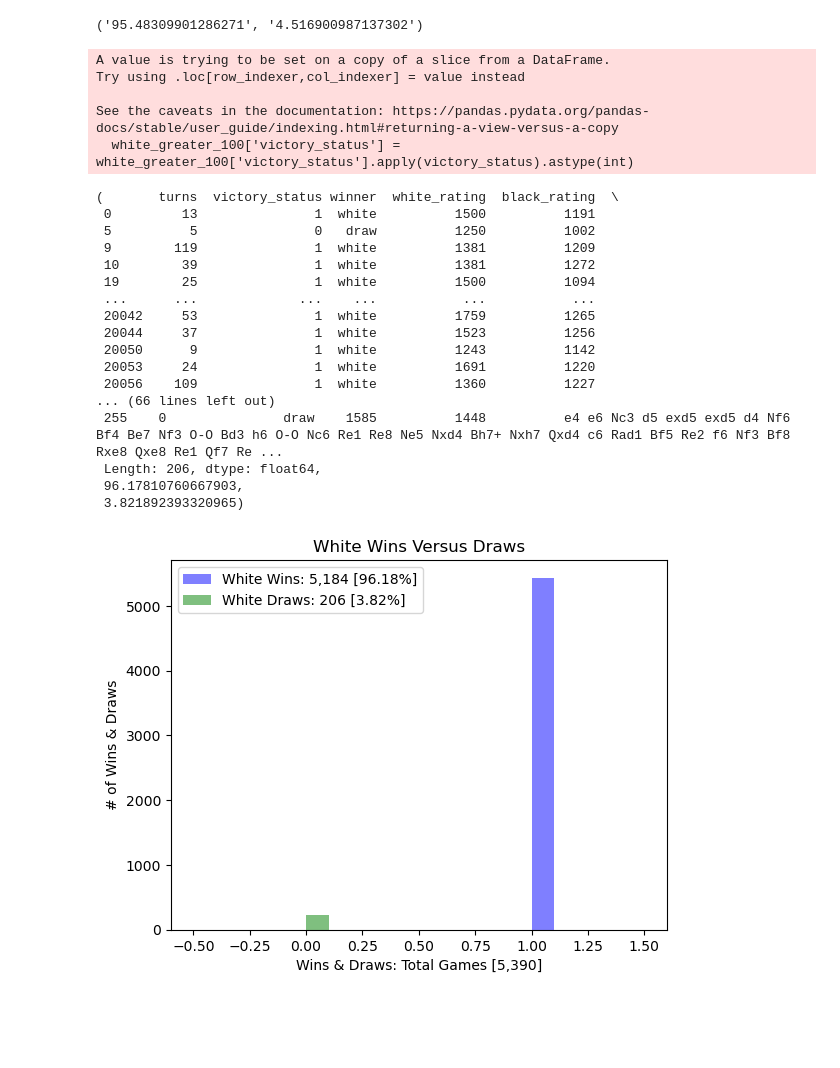
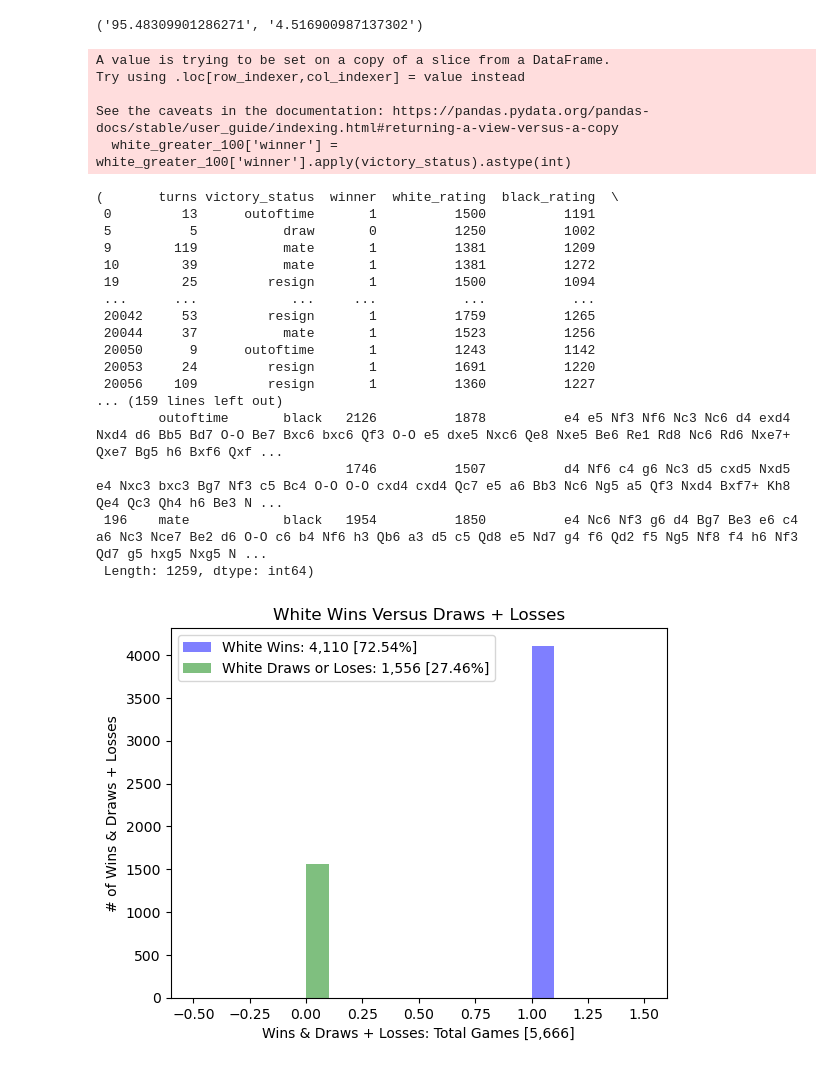
Before and after one commit to mbrann2/chess_games, a Jupyter notebook: notebooks/chess_games.ipynb, the cells around one changed output. Saved outputs shown, nothing was run; the diff lists cells and outputs as text; code cells hidden in the pictures; blank space fills up the shorter version.

```diff
--- a/notebooks/chess_games.ipynb
+++ b/notebooks/chess_games.ipynb
@@ -124,68 +124,69 @@ wins_versus_losses(chess_games)
 # Perform t-test to analyze the p-value and ultimately the null & alternate hypotheses for white differentials.
 # Histogram pot displaying white wins versus white draws when white is the superior opponent.
 
 def chess_differentials_white(chess_df):
     chess_df = chess_df.copy()
     chess_df['Rating Differential White'] = (chess_df['white_rating'] - chess_df['black_rating']).astype(int)
-    white_greater_100 = chess_df[chess_df['Rating Differential White'] > 100]
-
+    black_wins = chess_df[(chess_df['Rating Differential White'] > 100) & (chess_df['winner'] == 'black')].value_counts()
+    white_greater_100 = chess_df[(chess_df['Rating Differential White'] > 100)]
 
     def victory_status(s):
-        if s == 'draw':
+        if s == 'black' or s == 'draw' :
             return 0
 
         else:
             return 1
-    white_greater_100['victory_status'] = white_greater_100['victory_status'].apply(victory_status).astype(int)
 
-    white_ttest = spicystats.ttest_ind(white_greater_100['Rating Differential White'], white_greater_100['victory_status'], equal_var = False)
+    white_greater_100['winner'] = white_greater_100['winner'].apply(victory_status).astype(int)
+
+    white_ttest = spicystats.ttest_ind(white_greater_100['Rating Differential White'], white_greater_100['winner'], equal_var = False)
 
     fig,ax = plt.subplots()
 
-    white_victory = white_greater_100[white_greater_100['victory_status'] == 1]
-    white_draw = white_greater_100[white_greater_100['victory_status'] == 0]
+    white_victory = white_greater_100[white_greater_100['winner'] == 1]
+    white_draw_or_loss = white_greater_100[white_greater_100['winner'] == 0]
 
-    ax.hist(white_victory['victory_status'], color = 'b', alpha = 0.5, label = 'White Wins: 5,184 [96.18%]')
-    ax.hist(white_draw['victory_status'], color = 'g', alpha = 0.5, label = 'White Draws: 206 [3.82%]')
-    ax.set_title('White Wins Versus Draws')
-    ax.set_ylabel('# of Wins & Draws')
-    ax.set_xlabel('Wins & Draws: Total Games [5,390]')
+
+    ax.hist(white_victory['winner'], color = 'b', alpha = 0.5, label = 'White Wins: 4,110 [72.54%]')
+    ax.hist(white_draw_or_loss['winner'], color = 'g', alpha = 0.5, label = 'White Draws or Loses: 1,556 [27.46%]')
+    ax.set_title('White Wins Versus Draws + Losses')
+    ax.set_ylabel('# of Wins & Draws + Losses')
+    ax.set_xlabel('Wins & Draws + Losses: Total Games [5,666]')
 
     ax.legend();
-    white_victory_counts = white_greater_100[white_greater_100['victory_status'] == 1].value_counts(normalize=True)
-    white_draw_counts = white_greater_100[white_greater_100['victory_status'] == 0].value_counts(normalize=True)
-    white_win_percentage = (5184 /(5184+206))*100
-    white_draw_percentage = (206 /(5184+206))*100
-    return white_greater_100, white_ttest, white_victory_counts, white_draw_counts, white_win_percentage, white_draw_percentage
+
+    white_win_percentage = (4110 /(4110+1556))*100
+    white_draw_or_loss_percentage = (1556 /(4110+1556))*100
+    return white_greater_100, white_ttest, white_victory, white_draw_or_loss, white_win_percentage, white_draw_or_loss_percentage, black_wins
 
 chess_outcomes_white = chess_differentials_white(chess_games)
 chess_outcomes_white
 
 # The p-value is less than 0.05, so we reject the null hypothesis and there is significant difference, or impact,
 # between the white rating differentials, with white being the superior opponent, and who wins the game.
-# White wins 96.18% of the time and draws 3.82% of the time over 5,390 games.
+# When only considering wins and draws plus losses of a higher-ranked white opponent, white wins 72.54% of the time and draws or loses 27.46% of the time over 5,666 games.
 # %% [output]
 A value is trying to be set on a copy of a slice from a DataFrame.
 Try using .loc[row_indexer,col_indexer] = value instead
 
 See the caveats in the documentation: https://pandas.pydata.org/pandas-docs/stable/user_guide/indexing.html#returning-a-view-versus-a-copy
-  white_greater_100['victory_status'] = white_greater_100['victory_status'].apply(victory_status).astype(int)
+  white_greater_100['winner'] = white_greater_100['winner'].apply(victory_status).astype(int)
-(       turns  victory_status winner  white_rating  black_rating  \
- 0         13               1  white          1500          1191
- 5          5               0   draw          1250          1002
- 9        119               1  white          1381          1209
- 10        39               1  white          1381          1272
- 19        25               1  white          1500          1094
- ...      ...             ...    ...           ...           ...
- 20042     53               1  white          1759          1265
- 20044     37               1  white          1523          1256
- 20050      9               1  white          1243          1142
- 20053     24               1  white          1691          1220
- 20056    109               1  white          1360          1227
-... (66 lines left out)
- 255    0               draw    1585          1448          e4 e6 Nc3 d5 exd5 exd5 d4 Nf6 Bf4 Be7 Nf3 O-O Bd3 h6 O-O Nc6 Re1 Re8 Ne5 Nxd4 Bh7+ Nxh7 Qxd4 c6 Rad1 Bf5 Re2 f6 Nf3 Bf8 Rxe8 Qxe8 Re1 Qf7 Re ...
- Length: 206, dtype: float64,
- 96.17810760667903,
- 3.821892393320965)
+(       turns victory_status  winner  white_rating  black_rating  \
+ 0         13      outoftime       1          1500          1191
+ 5          5           draw       0          1250          1002
+ 9        119           mate       1          1381          1209
+ 10        39           mate       1          1381          1272
+ 19        25         resign       1          1500          1094
+ ...      ...            ...     ...           ...           ...
+ 20042     53         resign       1          1759          1265
+ 20044     37           mate       1          1523          1256
+ 20050      9      outoftime       1          1243          1142
+ 20053     24         resign       1          1691          1220
+ 20056    109         resign       1          1360          1227
+... (159 lines left out)
+        outoftime       black   2126          1878          e4 e5 Nf3 Nf6 Nc3 Nc6 d4 exd4 Nxd4 d6 Bb5 Bd7 O-O Be7 Bxc6 bxc6 Qf3 O-O e5 dxe5 Nxc6 Qe8 Nxe5 Be6 Re1 Rd8 Nc6 Rd6 Nxe7+ Qxe7 Bg5 h6 Bxf6 Qxf ...
+                                1746          1507          d4 Nf6 c4 g6 Nc3 d5 cxd5 Nxd5 e4 Nxc3 bxc3 Bg7 Nf3 c5 Bc4 O-O O-O cxd4 cxd4 Qc7 e5 a6 Bb3 Nc6 Ng5 a5 Qf3 Nxd4 Bxf7+ Kh8 Qe4 Qc3 Qh4 h6 Be3 N ...
+ 196    mate            black   1954          1850          e4 Nc6 Nf3 g6 d4 Bg7 Be3 e6 c4 a6 Nc3 Nce7 Be2 d6 O-O c6 b4 Nf6 h3 Qb6 a3 d5 c5 Qd8 e5 Nd7 g4 f6 Qd2 f5 Ng5 Nf8 f4 h6 Nf3 Qd7 g5 hxg5 Nxg5 N ...
+ Length: 1259, dtype: int64)
-[figure, old version]
+[figure, new version]
 # %%
```
Also changed, not shown: parts of 5 cells of this notebook.
